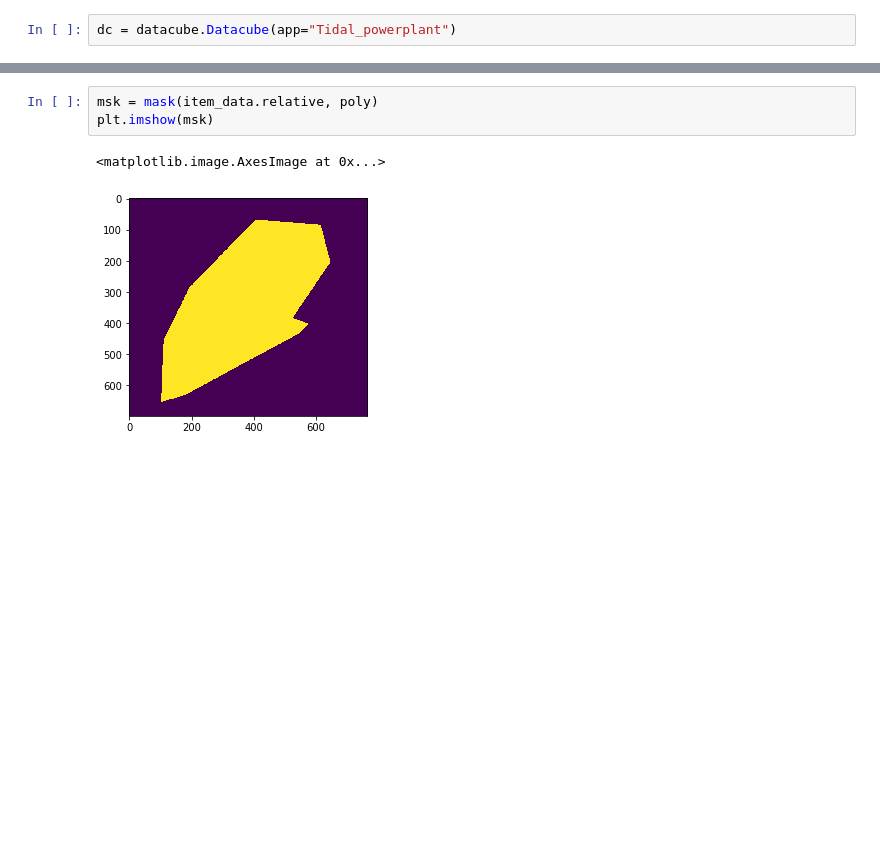
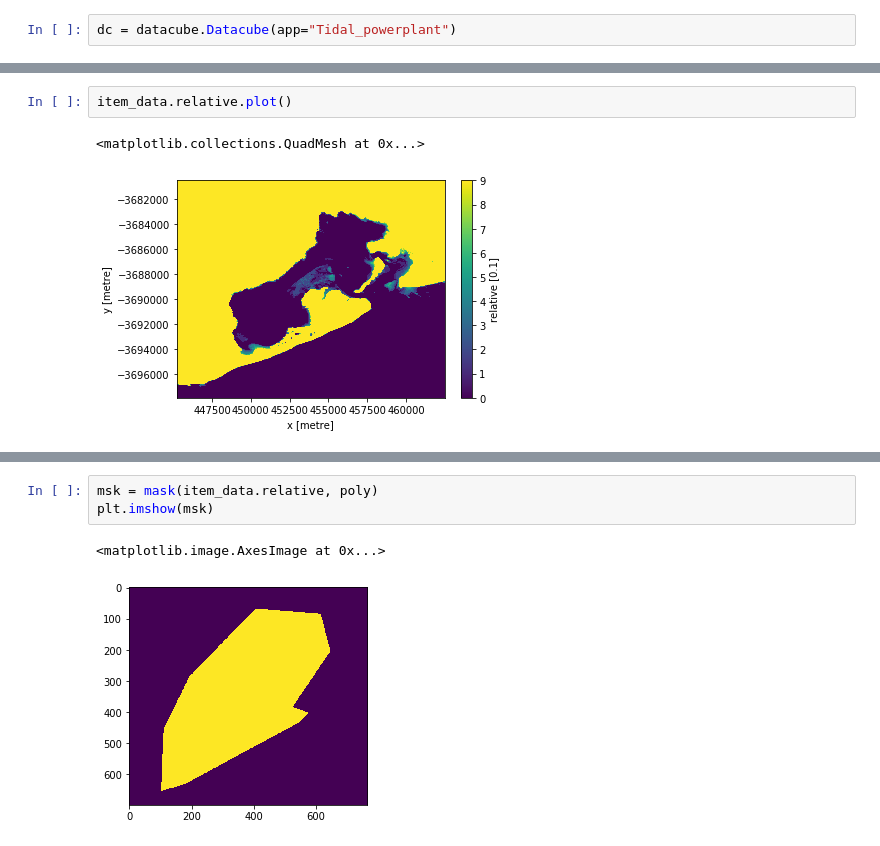
Before and after one commit to GeoscienceAustralia/dea-notebooks, a Jupyter notebook: Real_world_examples/Tidal_powerplant.ipynb, the cells around one changed output, grey strips where cells are left out. Saved outputs shown, nothing was run; the diff lists cells and outputs as text; blank space fills up the shorter version.

```diff
--- a/Real_world_examples/Tidal_powerplant.ipynb
+++ b/Real_world_examples/Tidal_powerplant.ipynb
@@ -140,0 +225,5 @@ Attributes:
+# %%
+item_data.relative.plot()
+# %% [output]
+<matplotlib.collections.QuadMesh at 0x...>
+[figure, added]
```
Also changed, not shown: parts of 15 cells of this notebook, 1 other file.
